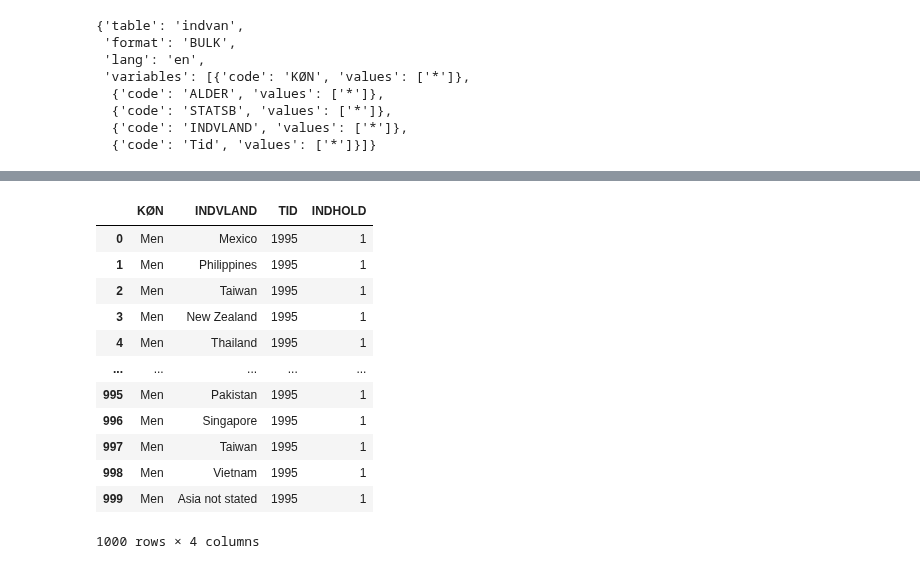
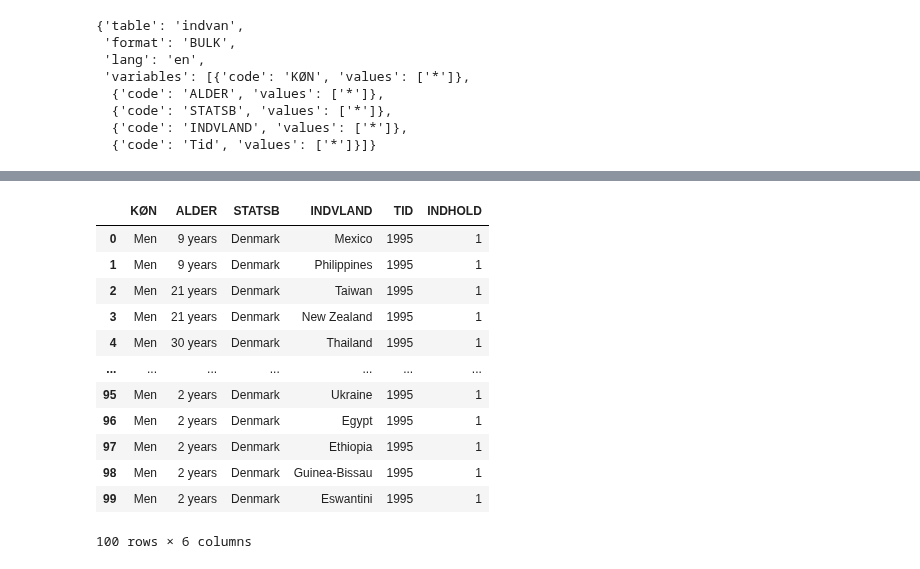
Before and after one commit to NumEconCopenhagen/projects-2024-malik-og-mads, a Jupyter notebook: dataproject/dataproject.ipynb, the cells around one changed output, grey strips where cells are left out. Saved outputs shown, nothing was run; the diff lists cells and outputs as text; code cells hidden in the pictures.

```diff
--- a/dataproject/dataproject.ipynb
+++ b/dataproject/dataproject.ipynb
@@ -262,23 +216,19 @@ indvan_api.head(900)
-# %%
-# Ensure indvan_api is a DataFrame and drop the columns
-indvan_api_cleaned = indvan_api.drop(columns=['ALDER', 'STATSB'])
-
-# Now you can work with indvan_api_cleaned for your analysis
-indvan_api_cleaned.head(1000)
-# %% [output]
-|  | KØN | INDVLAND | TID | INDHOLD |
-| 0 | Men | Mexico | 1995 | 1 |
-| 1 | Men | Philippines | 1995 | 1 |
-| 2 | Men | Taiwan | 1995 | 1 |
-| 3 | Men | New Zealand | 1995 | 1 |
-| 4 | Men | Thailand | 1995 | 1 |
-| ... | ... | ... | ... | ... |
-| 995 | Men | Pakistan | 1995 | 1 |
-| 996 | Men | Singapore | 1995 | 1 |
-| 997 | Men | Taiwan | 1995 | 1 |
-| 998 | Men | Vietnam | 1995 | 1 |
-| 999 | Men | Asia not stated | 1995 | 1 |
-1000 rows × 4 columns
+# %%
+indvan_api.head(100)
+# %% [output]
+|  | KØN | ALDER | STATSB | INDVLAND | TID | INDHOLD |
+| 0 | Men | 9 years | Denmark | Mexico | 1995 | 1 |
+| 1 | Men | 9 years | Denmark | Philippines | 1995 | 1 |
+| 2 | Men | 21 years | Denmark | Taiwan | 1995 | 1 |
+| 3 | Men | 21 years | Denmark | New Zealand | 1995 | 1 |
+| 4 | Men | 30 years | Denmark | Thailand | 1995 | 1 |
+| ... | ... | ... | ... | ... | ... | ... |
+| 95 | Men | 2 years | Denmark | Ukraine | 1995 | 1 |
+| 96 | Men | 2 years | Denmark | Egypt | 1995 | 1 |
+| 97 | Men | 2 years | Denmark | Ethiopia | 1995 | 1 |
+| 98 | Men | 2 years | Denmark | Guinea-Bissau | 1995 | 1 |
+| 99 | Men | 2 years | Denmark | Eswantini | 1995 | 1 |
+100 rows × 6 columns
 # %%
 
 def plot_pie_chart(gender, selected_year):
```
Also changed, not shown: parts of 11 cells of this notebook.
